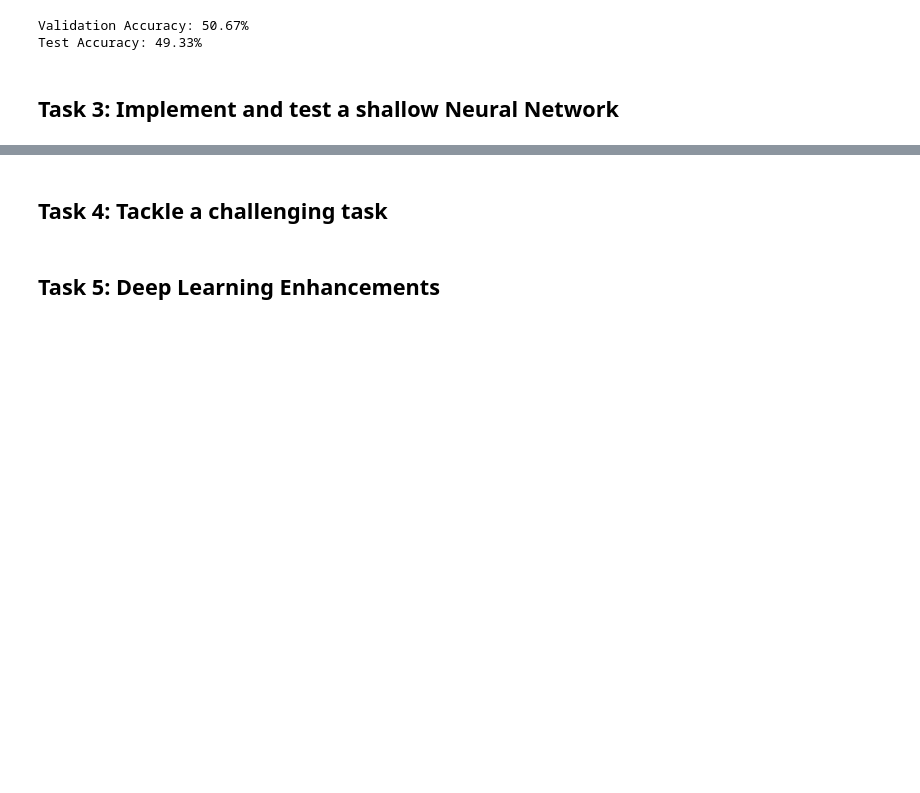
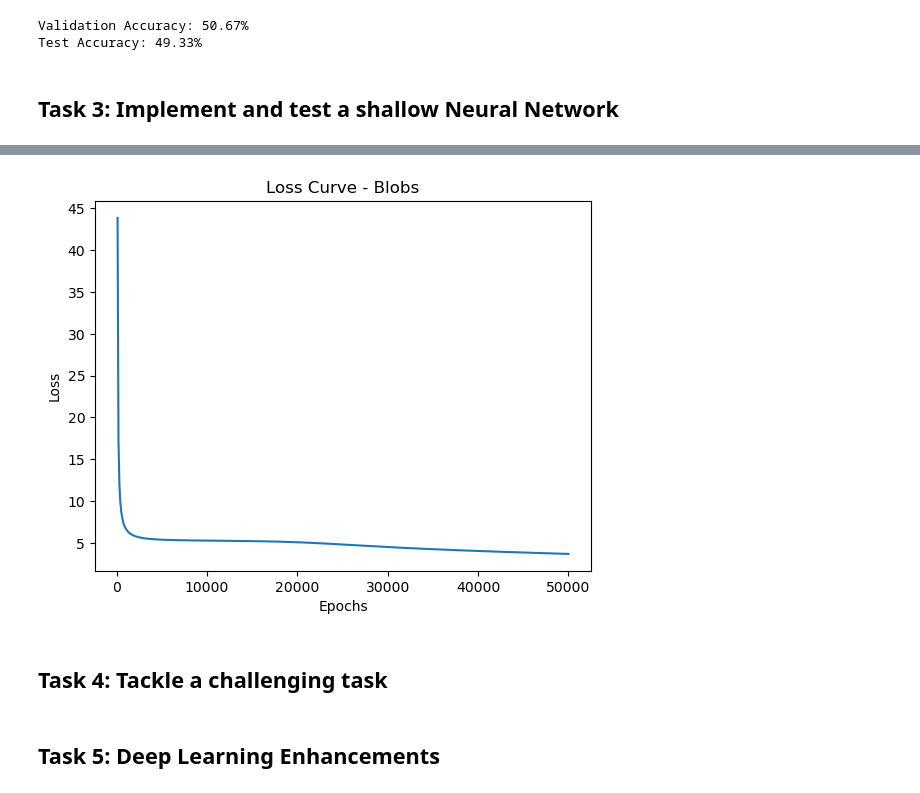
Before and after one commit to aakanksha1500/CT5133_DL_colab, a Jupyter notebook: DL_Assignment1_latest.ipynb, the cells around one changed output, grey strips where cells are left out. Cells and saved outputs as stored; diff of their text form; code cells hidden in the pictures; blank space fills up the shorter version.

```diff
--- a/DL_Assignment1_latest.ipynb
+++ b/DL_Assignment1_latest.ipynb
@@ -456,0 +464,11 @@ def train_network(X, Y, n_hidden=2, learning_rate=0.1, epochs=1000):
+# %%
+
+
+X_blobs = df1[['X1','X2','X3']].values.T  # shape: (n_features, n_samples)
+# # Labels: Class
+Y_blobs = y1.reshape(1,-1)
+# %%
+params_blobs, losses_blobs = train_network(X_blobs, Y_blobs, n_hidden=3, learning_rate=0.001, epochs=50000)
+pred_blobs = predict(X_blobs, params_blobs)
+print("Predictions:", pred_blobs)
+print("Actual     :", Y_blobs)
@@ -457 +493,10 @@ def train_network(X, Y, n_hidden=2, learning_rate=0.1, epochs=1000):
+# %%
+
+plt.plot(np.arange(100, 50001, 100), losses_blobs)
+plt.title("Loss Curve - Blobs")
+plt.xlabel("Epochs")
+plt.ylabel("Loss")
+plt.show()
+# %% [output]
+[figure, added]
 # %%
```
Also changed, not shown: parts of 3 cells of this notebook.
